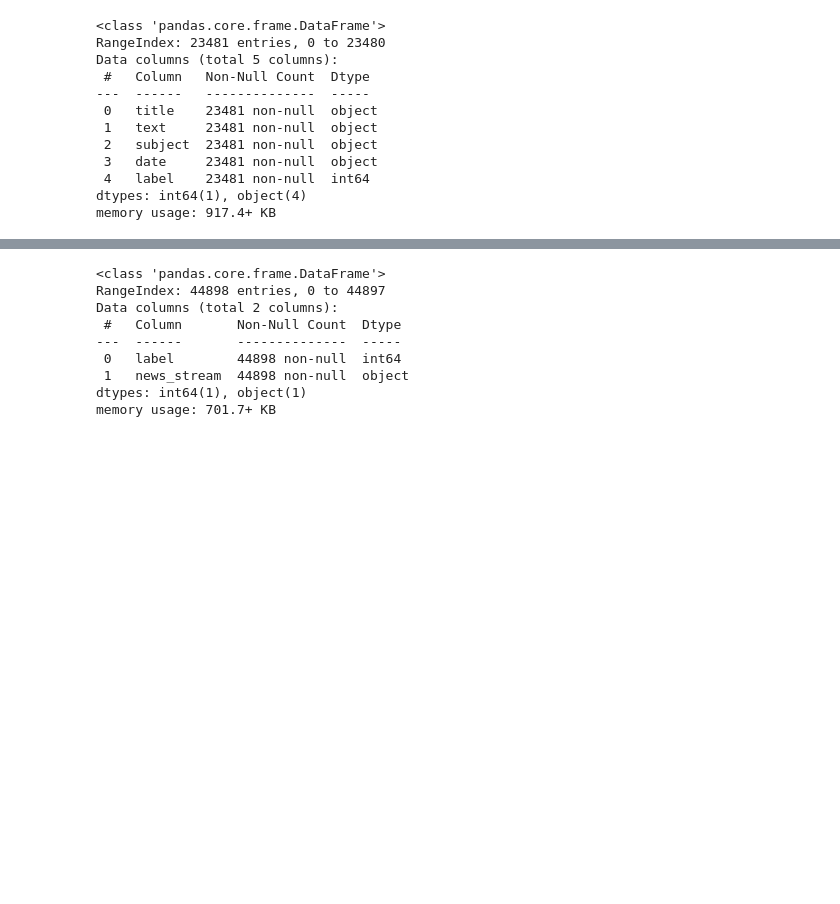
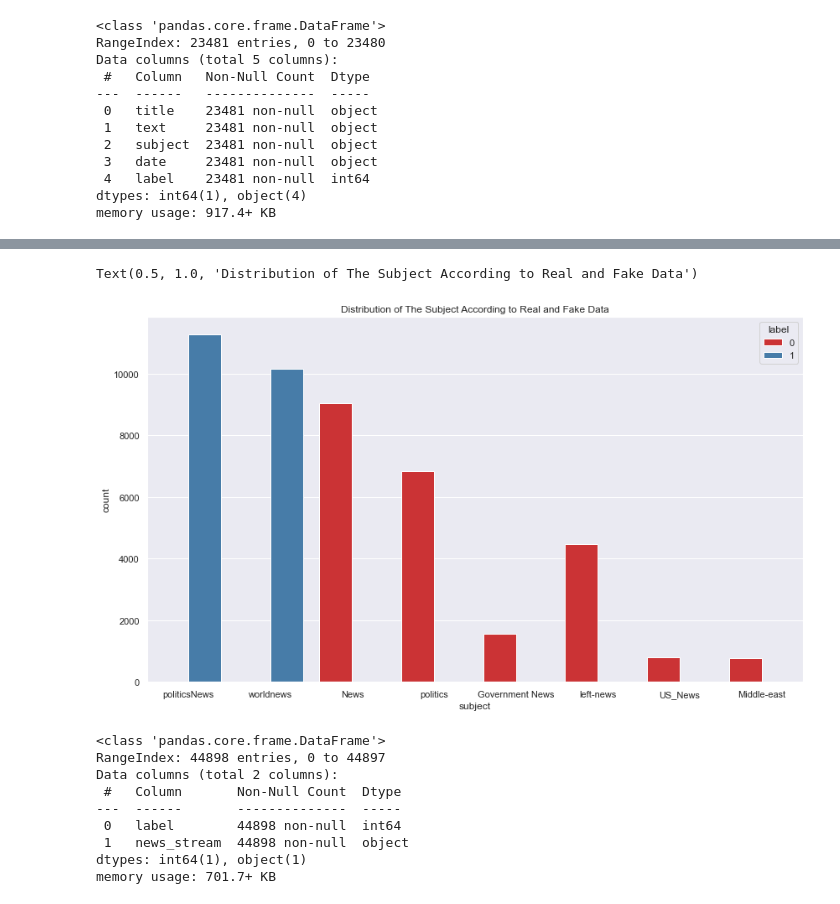
Before and after one commit to palash-s/fake-news-nlp, a Jupyter notebook: fake-news-nlp-lstm.ipynb, the cells around one changed output, grey strips where cells are left out. Cells and saved outputs as stored; diff of their text form; code cells hidden in the pictures; blank space fills up the shorter version.

```diff
--- a/fake-news-nlp-lstm.ipynb
+++ b/fake-news-nlp-lstm.ipynb
@@ -96,3 +189,11 @@ news.tail()
+# %%
+plt.figure(figsize=(14, 8))
+
+sns.countplot(x="subject",  hue='label', data=news, palette="Set1")
+plt.title("Distribution of The Subject According to Real and Fake Data")
+# %% [output]
+Text(0.5, 1.0, 'Distribution of The Subject According to Real and Fake Data')
+[figure, added]
 # %%
 news_replica = news.copy()
 # %%
```
Also changed, not shown: parts of 18 cells of this notebook.
